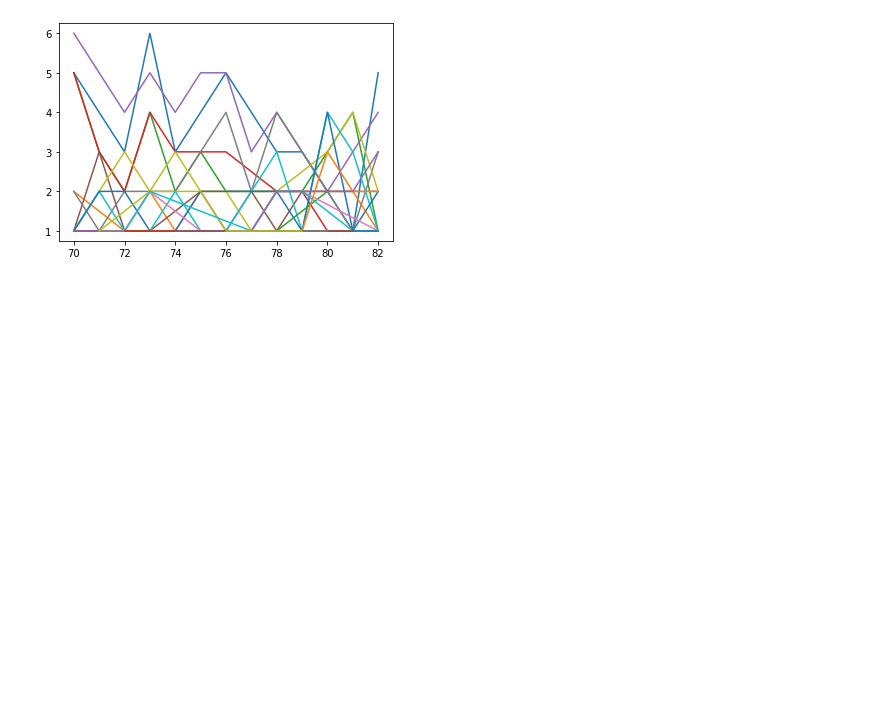
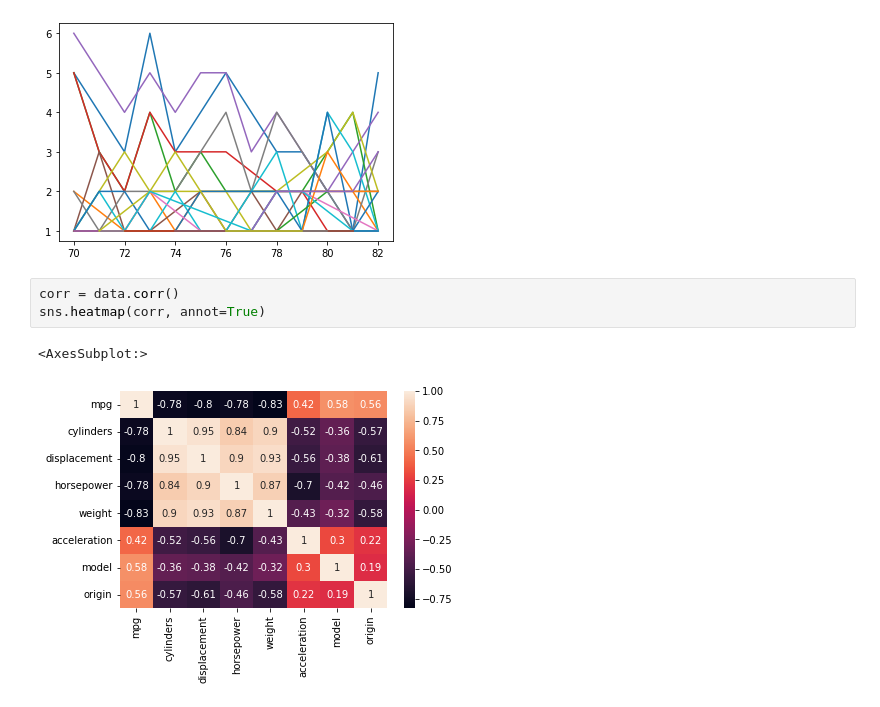
Before and after one commit to tonyvu1289/DV_lab03, a Jupyter notebook: code.ipynb, the cells around one changed output. Cells and saved outputs as stored; diff of their text form; blank space fills up the shorter version.

```diff
--- a/code.ipynb
+++ b/code.ipynb
@@ -146,3 +146,9 @@ plt.show()
 #plt.plot(gb_data['chevrolet'],label='chevrolet')
 # %% [output]
 [figure]
+# %%
+corr = data.corr()
+sns.heatmap(corr, annot=True)
+# %% [output]
+<AxesSubplot:>
+[figure, added]
```
Also changed, not shown: parts of 2 cells of this notebook.
